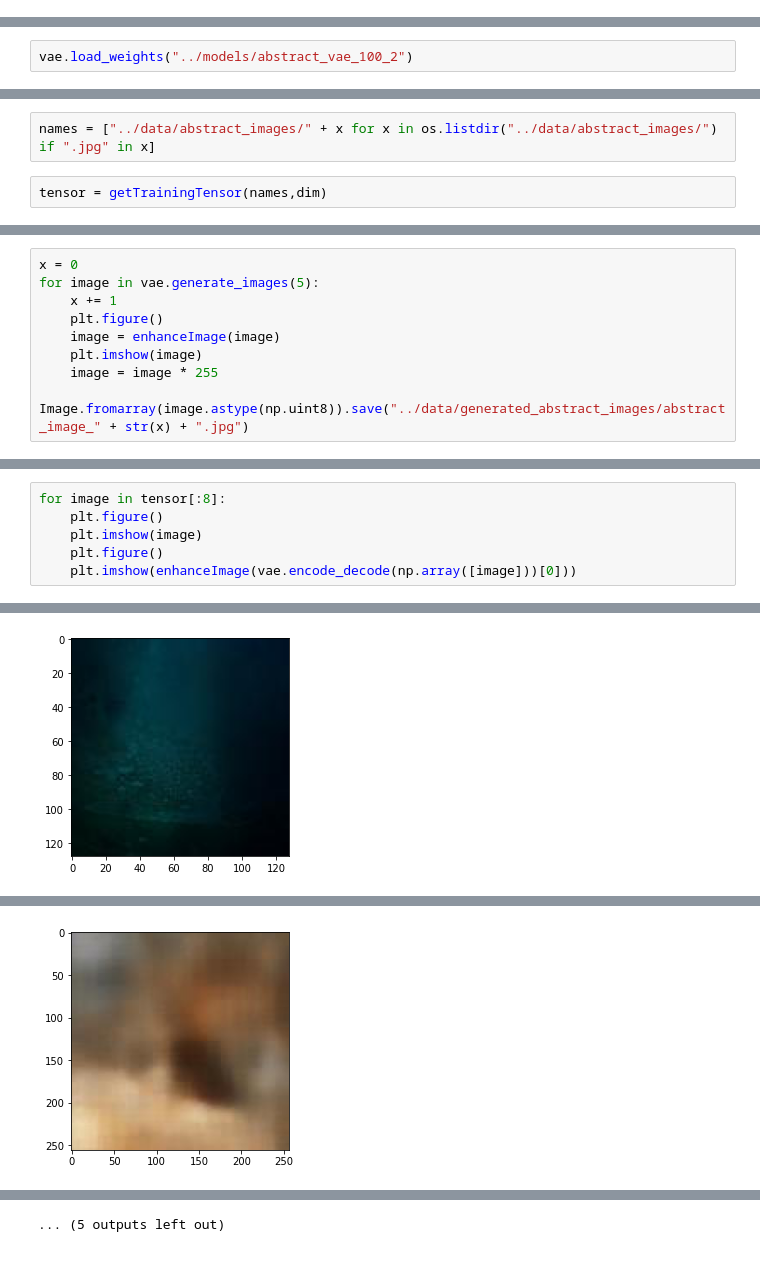
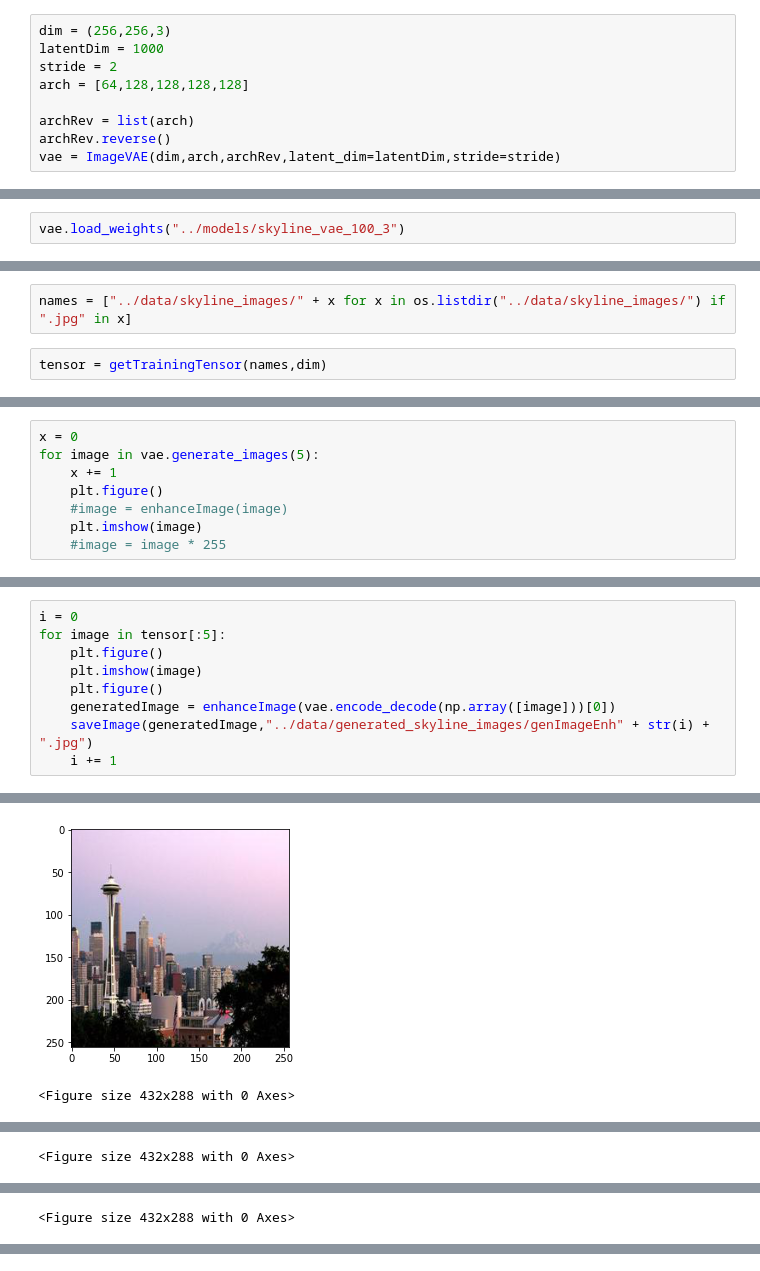
Before and after one commit to e-stan/image_generator, a Jupyter notebook: notebooks/generate_images.ipynb, the cells around one changed output, grey strips where cells are left out. Cells and saved outputs as stored; diff of their text form.

```diff
--- a/notebooks/generate_images.ipynb
+++ b/notebooks/generate_images.ipynb
@@ -28,0 +7,9 @@ To enable them in other operations, rebuild TensorFlow with the appropriate comp
+# %%
+dim = (256,256,3)
+latentDim = 1000
+stride = 2
+arch = [64,128,128,128,128]
+
+archRev = list(arch)
+archRev.reverse()
+vae = ImageVAE(dim,arch,archRev,latent_dim=latentDim,stride=stride)
@@ -29,9 +36,9 @@ To enable them in other operations, rebuild TensorFlow with the appropriate comp
 # %%
-vae.load_weights("../models/abstract_vae_100_2")
+vae.load_weights("../models/skyline_vae_100_3")
 # %% [output]
 <tensorflow.python.training.tracking.util.CheckpointLoadStatus at 0x...>
 # %%
-names = ["../data/abstract_images/" + x for x in os.listdir("../data/abstract_images/") if ".jpg" in x]
+names = ["../data/skyline_images/" + x for x in os.listdir("../data/skyline_images/") if ".jpg" in x]
 # %%
 tensor = getTrainingTensor(names,dim)
 # %%
@@ -43,8 +50,7 @@ x = 0
 for image in vae.generate_images(5):
     x += 1
     plt.figure()
-    image = enhanceImage(image)
+    #image = enhanceImage(image)
     plt.imshow(image)
-    image = image * 255
-    Image.fromarray(image.astype(np.uint8)).save("../data/generated_abstract_images/abstract_image_" + str(x) + ".jpg")
+    #image = image * 255
 # %% [output]
@@ -54,9 +62,12 @@ FileNotFoundError: [Errno 2] No such file or directory: '2d8b2e1c-e818-11eb-8358
 # %%
-for image in tensor[:8]:
+i = 0
+for image in tensor[:5]:
     plt.figure()
     plt.imshow(image)
     plt.figure()
-    plt.imshow(enhanceImage(vae.encode_decode(np.array([image]))[0]))
+    generatedImage = enhanceImage(vae.encode_decode(np.array([image]))[0])
+    saveImage(generatedImage,"../data/generated_skyline_images/genImageEnh" + str(i) + ".jpg")
+    i += 1
 # %% [output]
                              _              _
   _ __   ___ _   _ _ __ __ _| |   ___ _ __ | |__   __ _ _ __   ___ ___
@@ -76,3 +87,4 @@ Enhancing 1 image(s) specified on the command-line.
 
 enhanced 2x
-[figure, old version]
+[figure, new version]
+<Figure size 432x288 with 0 Axes>
@@ -79,0 +92 @@ enhanced 2x
+<Figure size 432x288 with 0 Axes>
@@ -80,0 +94 @@ enhanced 2x
+<Figure size 432x288 with 0 Axes>
@@ -83 +97,0 @@ enhanced 2x
-[figure, removed]
@@ -89 +97,0 @@ enhanced 2x
-... (5 outputs left out)
```
Also changed, not shown: parts of 11 cells of this notebook, 1 other file.
